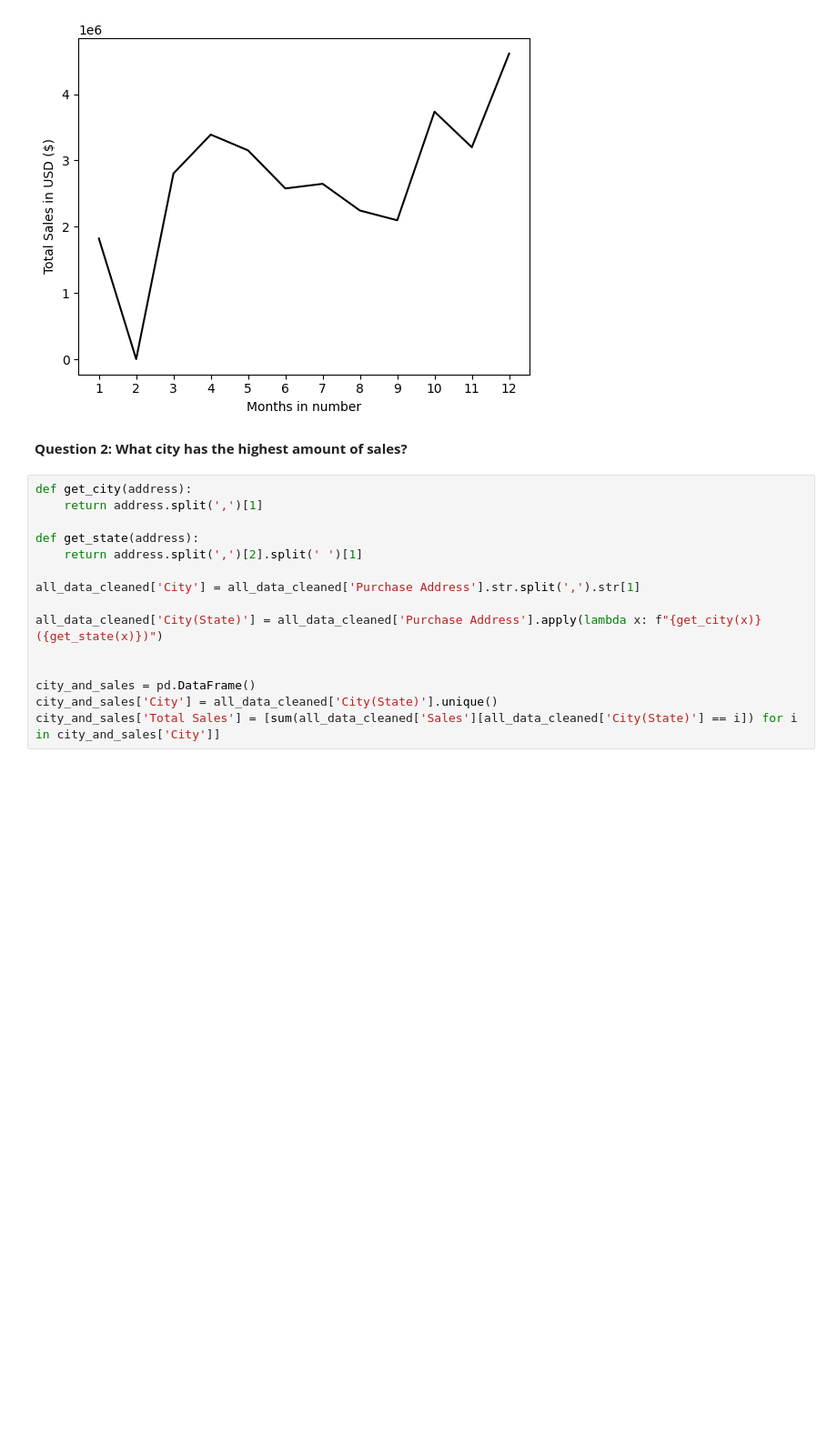
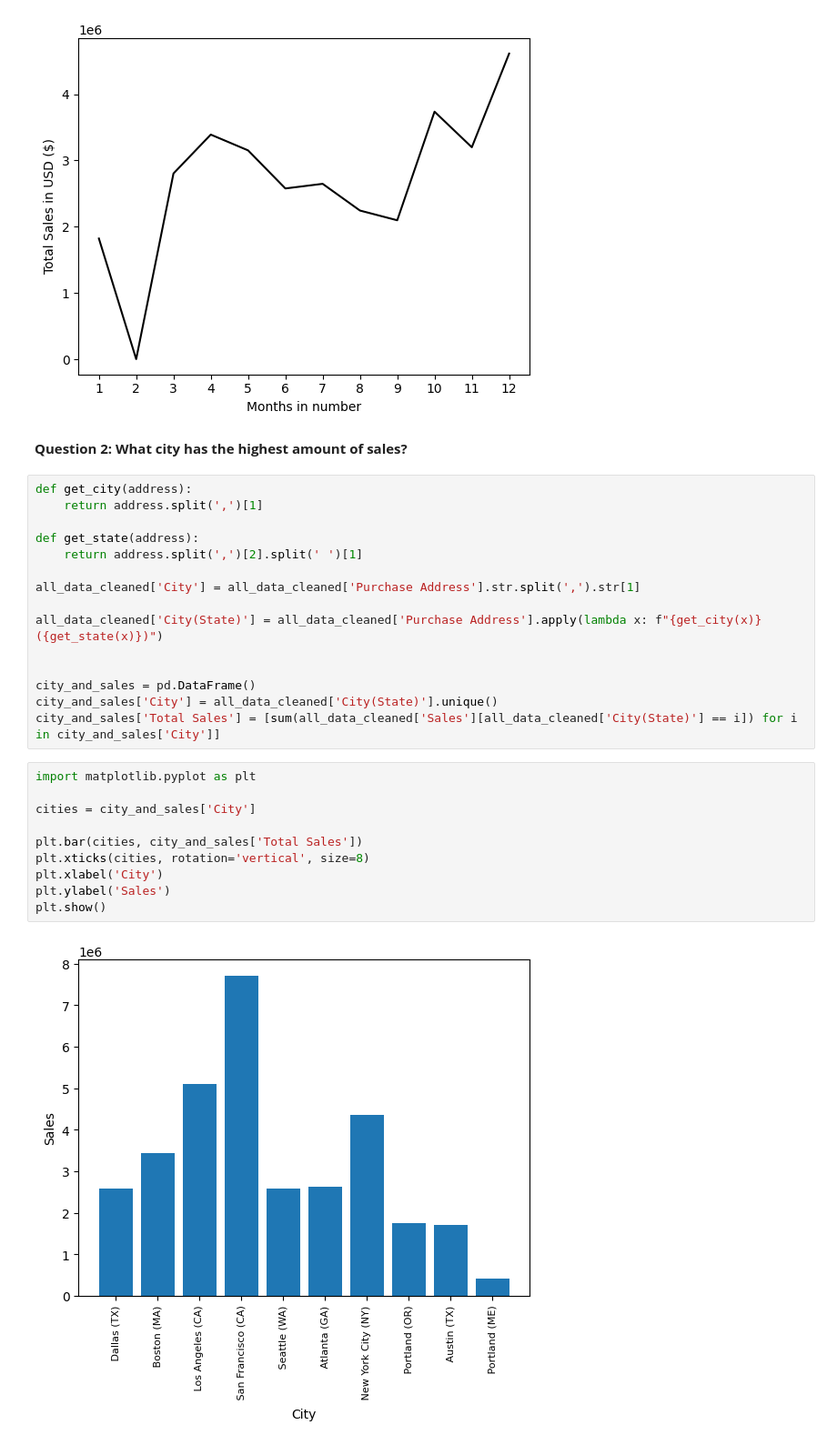
Before and after one commit to kojowiafe-dev/sales_data_analysis, a Jupyter notebook: Sales_Analysis.ipynb, the cells around one changed output. Shown at 91% size. Saved outputs shown, nothing was run; the diff lists cells and outputs as text; blank space fills up the shorter version.

```diff
--- a/Sales_Analysis.ipynb
+++ b/Sales_Analysis.ipynb
@@ -194,3 +194,15 @@ all_data_cleaned['City(State)'] = all_data_cleaned['Purchase Address'].apply(lam
 city_and_sales = pd.DataFrame()
 city_and_sales['City'] = all_data_cleaned['City(State)'].unique()
 city_and_sales['Total Sales'] = [sum(all_data_cleaned['Sales'][all_data_cleaned['City(State)'] == i]) for i in city_and_sales['City']]
+# %%
+import matplotlib.pyplot as plt
+
+cities = city_and_sales['City']
+
+plt.bar(cities, city_and_sales['Total Sales'])
+plt.xticks(cities, rotation='vertical', size=8)
+plt.xlabel('City')
+plt.ylabel('Sales')
+plt.show()
+# %% [output]
+[figure, added]
```
